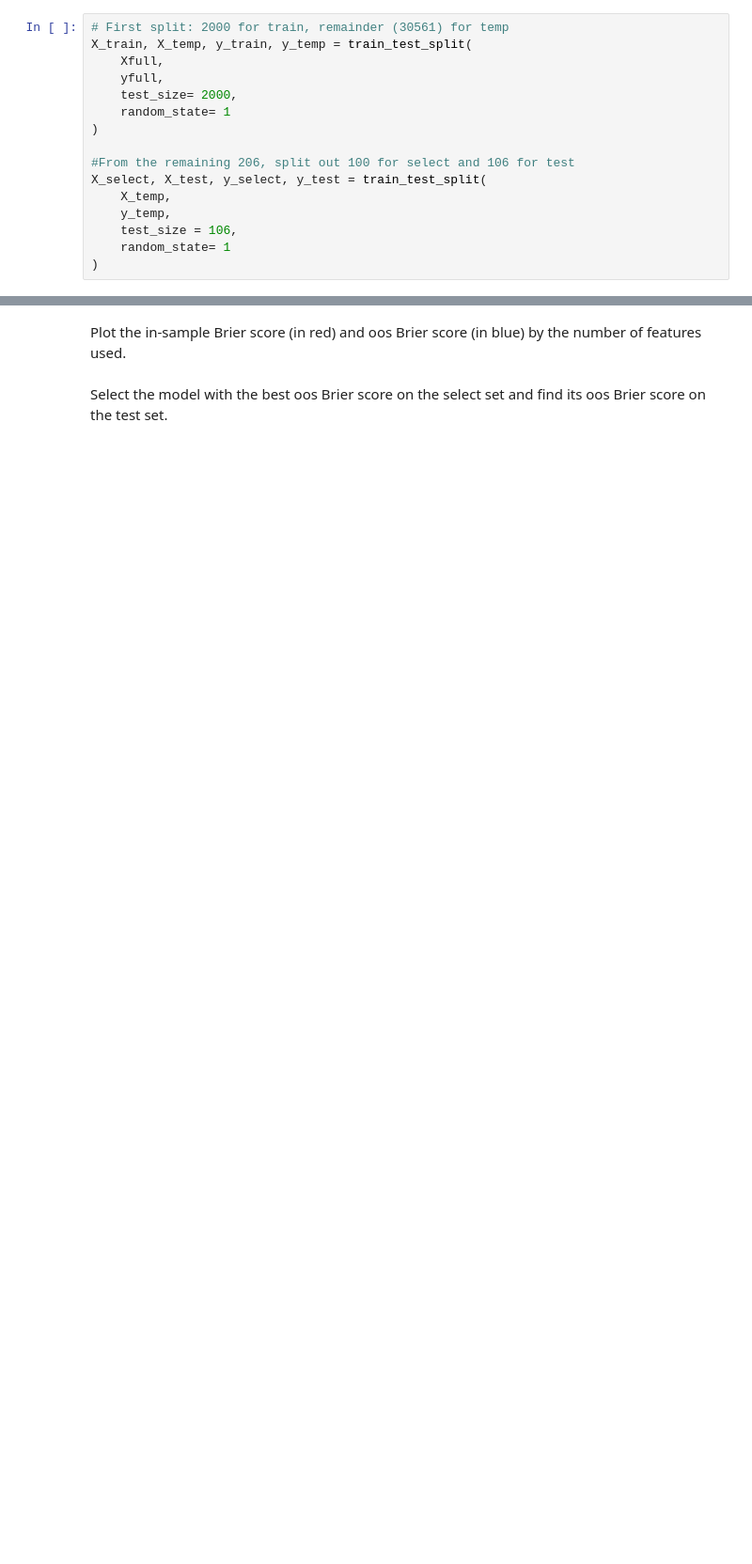
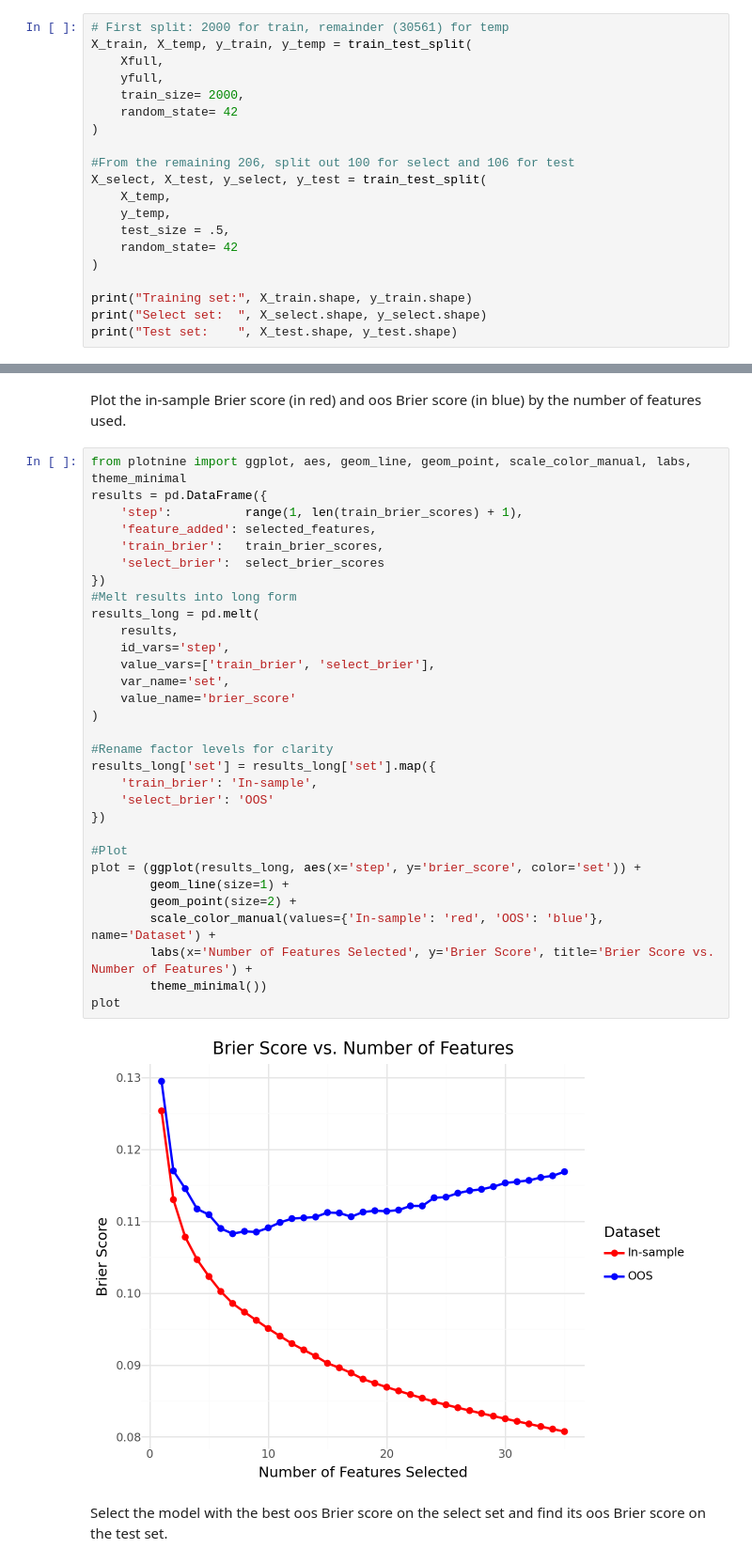
Before and after one commit to shmandelbaum/shana_mandelbaum_QC_Math_390_Spring_2025, a Jupyter notebook: HW_Submissions/lab8.ipynb, the cells around one changed output, grey strips where cells are left out. Shown: that part at 94% size. Saved outputs shown, nothing was run; the diff lists cells and outputs as text; blank space fills up the shorter version.

```diff
--- a/HW_Submissions/lab8.ipynb
+++ b/HW_Submissions/lab8.ipynb
@@ -610,14 +610,18 @@ Now let's split it into train, select and test sets. Because this will be a glm,
 X_train, X_temp, y_train, y_temp = train_test_split(
     Xfull,
     yfull,
-    test_size= 2000,
-    random_state= 1
+    train_size= 2000,
+    random_state= 42
 )
 
 #From the remaining 206, split out 100 for select and 106 for test
 X_select, X_test, y_select, y_test = train_test_split(
     X_temp,
     y_temp,
-    test_size = 106,
-    random_state= 1
+    test_size = .5,
+    random_state= 42
 )
+
+print("Training set:", X_train.shape, y_train.shape)
+print("Select set:  ", X_select.shape, y_select.shape)
+print("Test set:    ", X_test.shape, y_test.shape)
@@ -626,4 +719,37 @@ Now let's use the code from class to run the forward stepwise modeling. As this
 # %% [markdown]
 Plot the in-sample Brier score (in red) and oos Brier score (in blue) by the number of features used.
+# %%
+from plotnine import ggplot, aes, geom_line, geom_point, scale_color_manual, labs, theme_minimal
+results = pd.DataFrame({
+    'step':          range(1, len(train_brier_scores) + 1),
+    'feature_added': selected_features,
+    'train_brier':   train_brier_scores,
+    'select_brier':  select_brier_scores
+})
+#Melt results into long form
+results_long = pd.melt(
+    results,
+    id_vars='step',
+    value_vars=['train_brier', 'select_brier'],
+    var_name='set',
+    value_name='brier_score'
+)
+
+#Rename factor levels for clarity
+results_long['set'] = results_long['set'].map({
+    'train_brier': 'In-sample',
+    'select_brier': 'OOS'
+})
+
+#Plot
+plot = (ggplot(results_long, aes(x='step', y='brier_score', color='set')) +
+        geom_line(size=1) +
+        geom_point(size=2) +
+        scale_color_manual(values={'In-sample': 'red', 'OOS': 'blue'}, name='Dataset') +
+        labs(x='Number of Features Selected', y='Brier Score', title='Brier Score vs. Number of Features') +
+        theme_minimal())
+plot
+# %% [output]
+[figure, added]
 # %% [markdown]
 Select the model with the best oos Brier score on the select set and find its oos Brier score on the test set.
```
Also changed, not shown: parts of 4 cells of this notebook.
